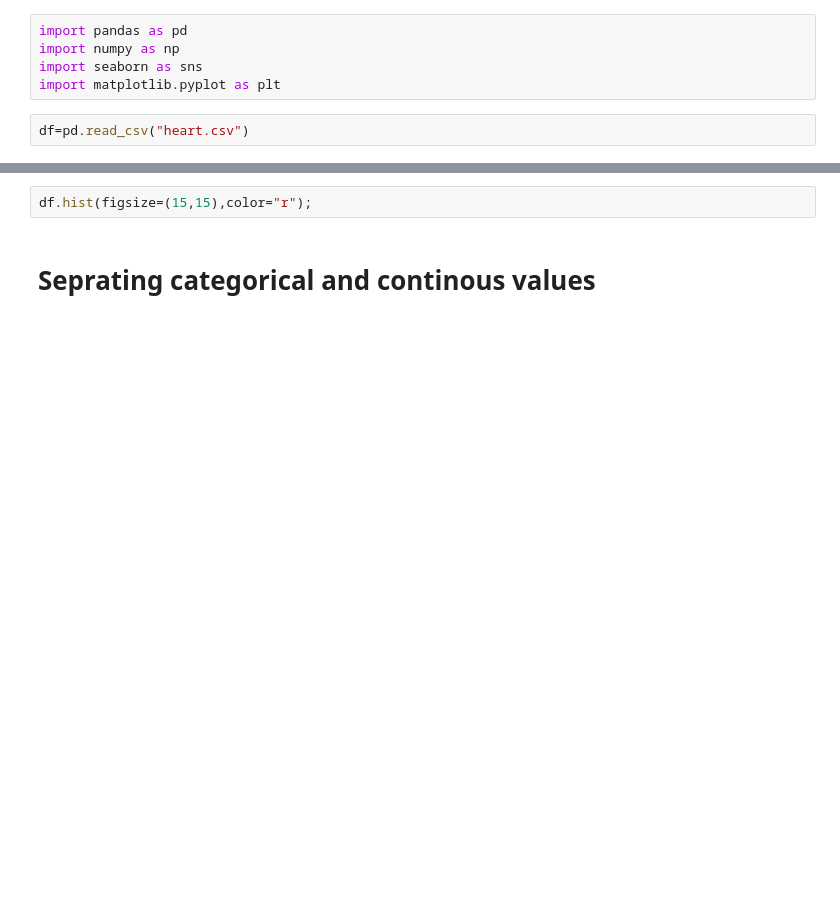
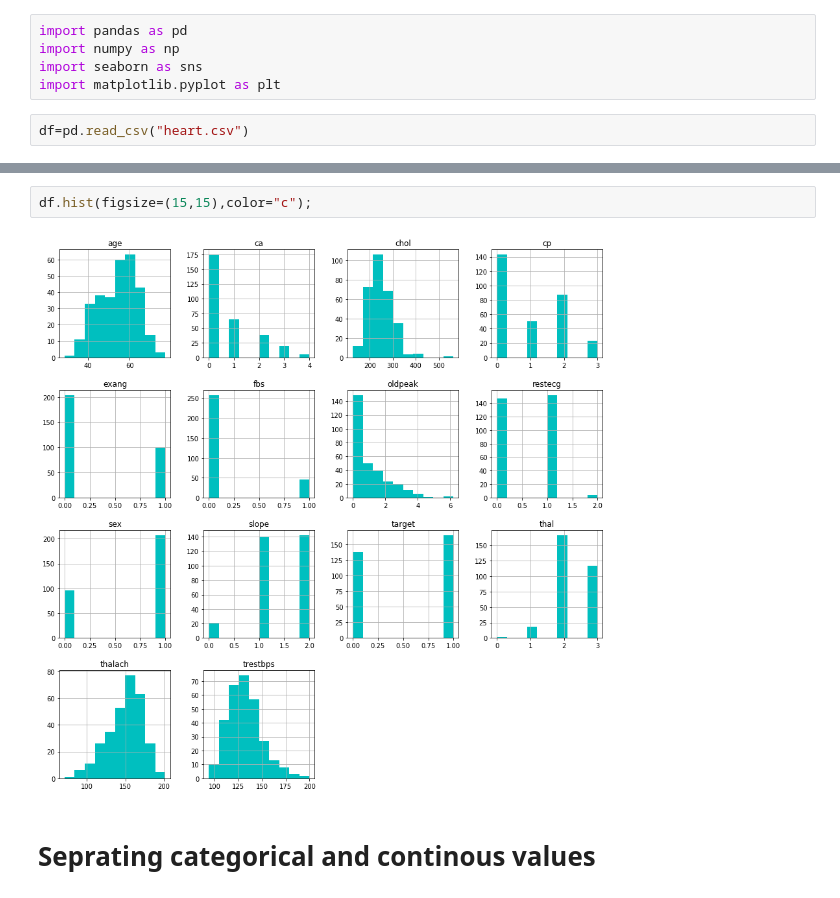
Before and after one commit to northcampus-university-of-kashmir/Heart-Disease-Detection-System, a Jupyter notebook: Visulization.ipynb, the cells around one changed output, grey strips where cells are left out. Cells and saved outputs as stored; diff of their text form; blank space fills up the shorter version.

```diff
--- a/Visulization.ipynb
+++ b/Visulization.ipynb
@@ -18,5 +45,7 @@ We have 165 person with Heart disease and 138 person without heart disease, so o
 # %%
-df.hist(figsize=(15,15),color="r");
+df.hist(figsize=(15,15),color="c");
+# %% [output]
+[figure, added]
 # %% [markdown]
 # Seprating categorical and continous values
 # %%
```
Also changed, not shown: parts of 5 cells of this notebook.
